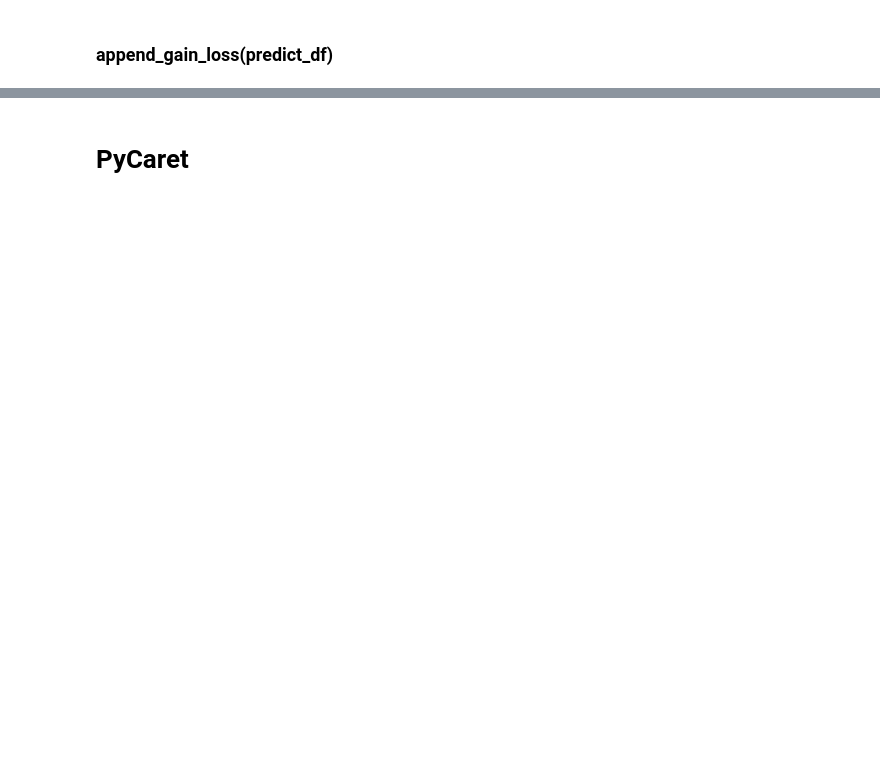
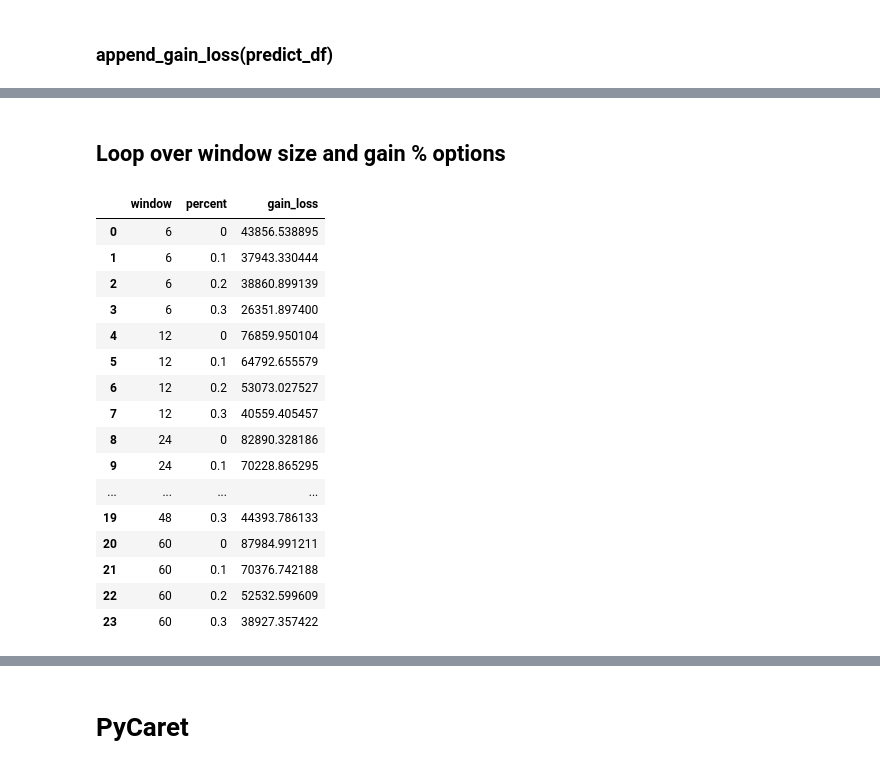
Before and after one commit to MahamadouNiakate/crypto_pred, a Jupyter notebook: notebooks/DBD_Crypto_Monthly_2.ipynb, the cells around one changed output, grey strips where cells are left out. Drawn from its saved outputs; the diff is of its cells as text; code cells hidden in the pictures; blank space fills up the shorter version.

Commit message:
roughed in looping over window size and estimated gain %

```diff
--- a/notebooks/DBD_Crypto_Monthly_2.ipynb
+++ b/notebooks/DBD_Crypto_Monthly_2.ipynb
@@ -411,15 +393,19 @@ See the caveats in the documentation: https://pandas.pydata.org/pandas-docs/stab
 # %% [markdown]
 ### if Y_PRED > 0
 # %%
-def calc_gain_loss(df, threshold, column):
+def calc_gain_loss(df, threshold, column, debug=False):
   gain_loss = []
   for index, row in df.iterrows():
     if row[column] > threshold:
-      print(f'{index}::{row[column]}')
+      if debug:
+        print(f'{index}::{row[column]}')
 
       # gain_loss.append(row['Close_shift'] - row['Close'])
       gain_loss.append(row['gain_loss'])
 
-  display(gain_loss)
-  print(f'GAIN/LOSS: {sum(gain_loss)}')
+  if debug:
+    display(gain_loss)
+    print(f'GAIN/LOSS: {sum(gain_loss)}')
+
+  return sum(gain_loss)
 # %%
@@ -590,0 +550,7 @@ btc_month_mean.tail()
+# %%
+test_df = calc_sliding_window(48, btc_month_mean, False)
+test_df
+
+test_df = append_gain_loss(test_df)
+gain_loss = calc_gain_loss(test_df, 0.5, 'Y_PRED')
+print(f'gain_loss: {gain_loss}')
@@ -828,3 +618,4 @@ GAIN/LOSS: 70228.86529541016
 # %%
-calc_gain_loss(predict_df, 0.2, 'Y_PRED')
+gain_loss = calc_gain_loss(predict_df, 0.2, 'Y_PRED')
+print(f'gain_loss: {gain_loss}')
 # %% [output]
@@ -869,0 +623,38 @@ GAIN/LOSS: 63588.06494140625
+# %% [markdown]
+## Loop over window size and gain % options
+# %%
+window_sizes = [6, 12, 24, 36, 48, 60]
+gain_loss_percents = [0, .1, .2, .3]
+
+result_df = pd.DataFrame(columns=['window', 'percent', 'gain_loss'])
+
+for window_size in window_sizes:
+  for gain_loss_percent in gain_loss_percents:
+
+    test_df = calc_sliding_window(window_size, btc_month_mean, False)
+
+    test_df = append_gain_loss(test_df)
+    gain_loss = calc_gain_loss(test_df, gain_loss_percent, 'Y_PRED')
+
+    loop_df = pd.DataFrame(data=[[window_size, gain_loss_percent, gain_loss]], columns=['window', 'percent', 'gain_loss'])
+    result_df = pd.concat([result_df, loop_df], ignore_index=True)
+
+result_df
+# %% [output]
+|  | window | percent | gain_loss |
+| 0 | 6 | 0 | 43856.538895 |
+| 1 | 6 | 0.1 | 37943.330444 |
+| 2 | 6 | 0.2 | 38860.899139 |
+| 3 | 6 | 0.3 | 26351.897400 |
+| 4 | 12 | 0 | 76859.950104 |
+| 5 | 12 | 0.1 | 64792.655579 |
+| 6 | 12 | 0.2 | 53073.027527 |
+| 7 | 12 | 0.3 | 40559.405457 |
+| 8 | 24 | 0 | 82890.328186 |
+| 9 | 24 | 0.1 | 70228.865295 |
+| ... | ... | ... | ... |
+| 19 | 48 | 0.3 | 44393.786133 |
+| 20 | 60 | 0 | 87984.991211 |
+| 21 | 60 | 0.1 | 70376.742188 |
+| 22 | 60 | 0.2 | 52532.599609 |
+| 23 | 60 | 0.3 | 38927.357422 |
```
Also changed, not shown: parts of 26 cells of this notebook.
